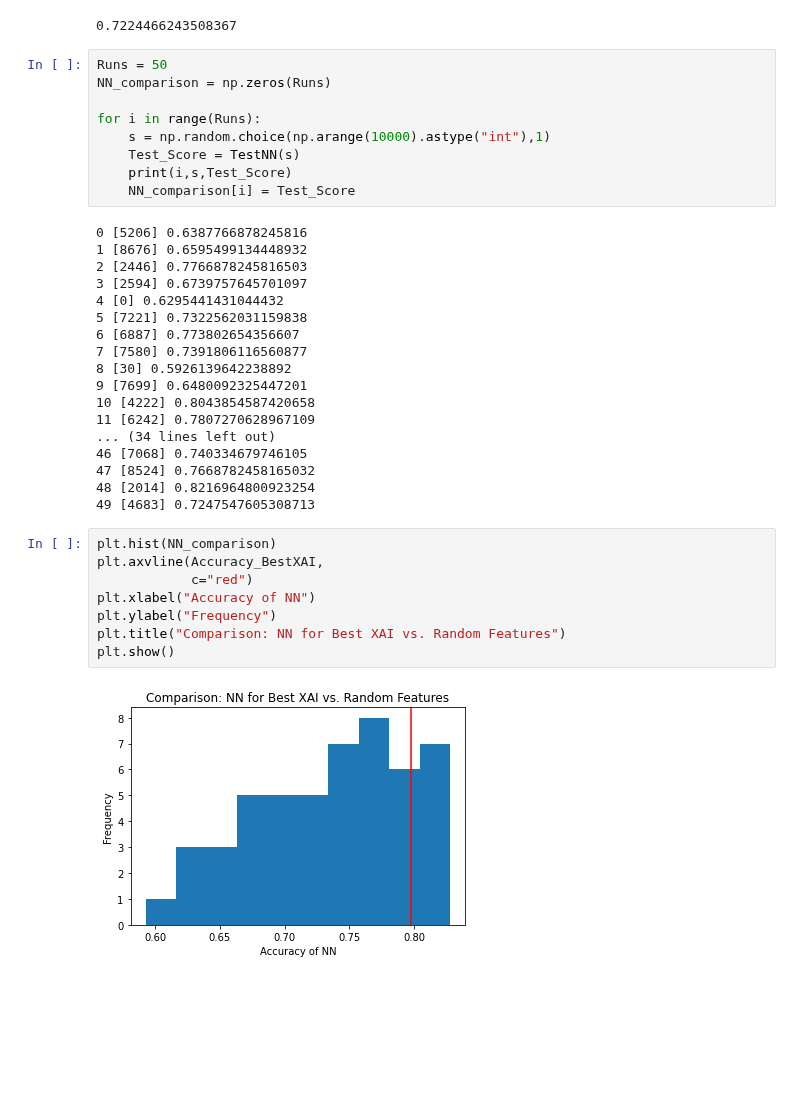
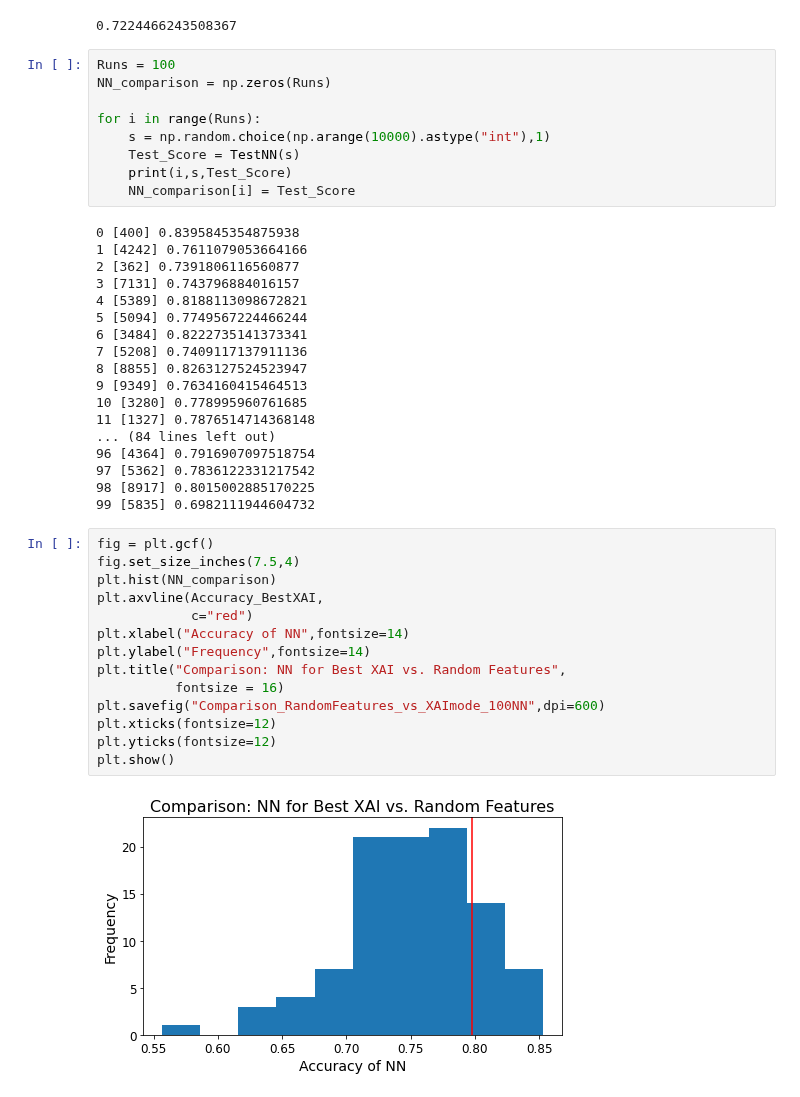
Before and after one commit to TobiasW1891/Finance, a Jupyter notebook: Predict with best XAI Feature.ipynb, the cells around one changed output. Saved outputs shown, nothing was run; the diff lists cells and outputs as text; blank space fills up the shorter version.

Commit message:
Even more NNs: findings hold
Now with 100 instead of 50 NNs trained on random features, the most frequent mode(XAI)-features still perform very well when compared to the randomly chosen features.

```diff
--- a/Predict with best XAI Feature.ipynb
+++ b/Predict with best XAI Feature.ipynb
@@ -247,7 +247,7 @@ TestNN()
 # %% [output]
 0.7224466243508367
 # %%
-Runs = 50
+Runs = 100
 NN_comparison = np.zeros(Runs)
 
 for i in range(Runs):
@@ -256,30 +256,36 @@ for i in range(Runs):
     print(i,s,Test_Score)
     NN_comparison[i] = Test_Score
 # %% [output]
-0 [5206] 0.6387766878245816
-1 [8676] 0.6595499134448932
-2 [2446] 0.7766878245816503
-3 [2594] 0.6739757645701097
-4 [0] 0.6295441431044432
-5 [7221] 0.7322562031159838
-6 [6887] 0.773802654356607
-7 [7580] 0.7391806116560877
-8 [30] 0.5926139642238892
-9 [7699] 0.6480092325447201
-10 [4222] 0.8043854587420658
-11 [6242] 0.7807270628967109
-... (34 lines left out)
-46 [7068] 0.740334679746105
-47 [8524] 0.7668782458165032
-48 [2014] 0.8216964800923254
-49 [4683] 0.7247547605308713
+0 [400] 0.8395845354875938
+1 [4242] 0.7611079053664166
+2 [362] 0.7391806116560877
+3 [7131] 0.743796884016157
+4 [5389] 0.8188113098672821
+5 [5094] 0.7749567224466244
+6 [3484] 0.8222735141373341
+7 [5208] 0.7409117137911136
+8 [8855] 0.8263127524523947
+9 [9349] 0.7634160415464513
+10 [3280] 0.778995960761685
+11 [1327] 0.7876514714368148
+... (84 lines left out)
+96 [4364] 0.7916907097518754
+97 [5362] 0.7836122331217542
+98 [8917] 0.8015002885170225
+99 [5835] 0.6982111944604732
 # %%
+fig = plt.gcf()
+fig.set_size_inches(7.5,4)
 plt.hist(NN_comparison)
 plt.axvline(Accuracy_BestXAI,
             c="red")
-plt.xlabel("Accuracy of NN")
-plt.ylabel("Frequency")
-plt.title("Comparison: NN for Best XAI vs. Random Features")
+plt.xlabel("Accuracy of NN",fontsize=14)
+plt.ylabel("Frequency",fontsize=14)
+plt.title("Comparison: NN for Best XAI vs. Random Features",
+          fontsize = 16)
+plt.savefig("Comparison_RandomFeatures_vs_XAImode_100NN",dpi=600)
+plt.xticks(fontsize=12)
+plt.yticks(fontsize=12)
 plt.show()
 # %% [output]
-[figure, old version]
+[figure, new version]
```
